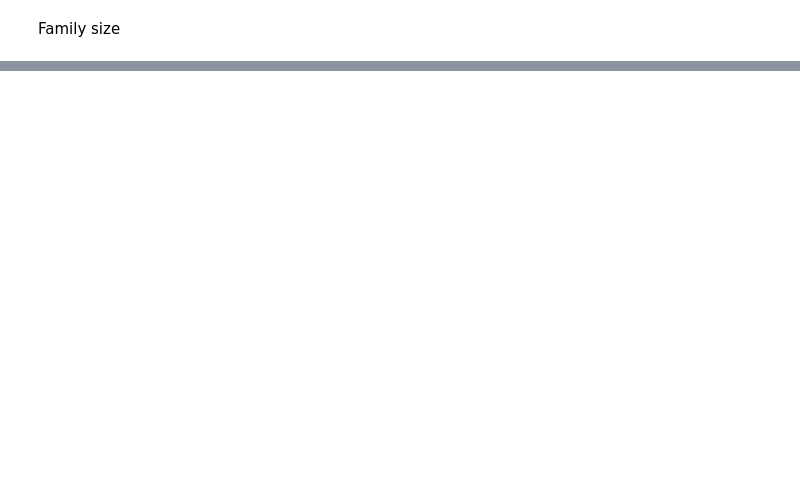
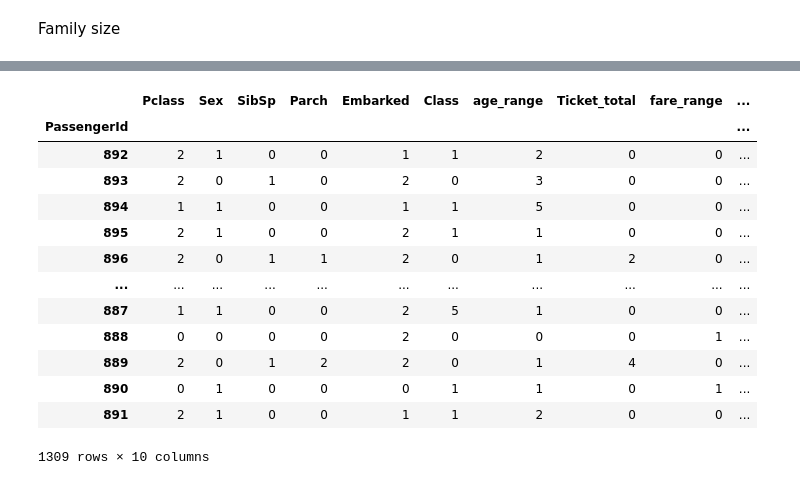
Before and after one commit to Ayuhs29/Titanic-Survival, a Jupyter notebook: Titanic.ipynb, the cells around one changed output, grey strips where cells are left out. Cells and saved outputs as stored; diff of their text form; code cells hidden in the pictures; blank space fills up the shorter version.

```diff
--- a/Titanic.ipynb
+++ b/Titanic.ipynb
@@ -326,0 +352,21 @@ dtype: int64
+# %%
+lebel_enc = combined.copy()
+lebel_enc.drop(['Age','adjusted_Fare'],axis=1,inplace=True)
+lebel_enc=lebel_enc.astype(str)
+lebel_enc=lebel_enc.apply(LabelEncoder().fit_transform)
+lebel_enc
+# %% [output]
+|  | Pclass | Sex | SibSp | Parch | Embarked | Class | age_range | Ticket_total | fare_range | ... |
+| PassengerId |  |  |  |  |  |  |  |  |  | ... |
+| 892 | 2 | 1 | 0 | 0 | 1 | 1 | 2 | 0 | 0 | ... |
+| 893 | 2 | 0 | 1 | 0 | 2 | 0 | 3 | 0 | 0 | ... |
+| 894 | 1 | 1 | 0 | 0 | 1 | 1 | 5 | 0 | 0 | ... |
+| 895 | 2 | 1 | 0 | 0 | 2 | 1 | 1 | 0 | 0 | ... |
+| 896 | 2 | 0 | 1 | 1 | 2 | 0 | 1 | 2 | 0 | ... |
+| ... | ... | ... | ... | ... | ... | ... | ... | ... | ... | ... |
+| 887 | 1 | 1 | 0 | 0 | 2 | 5 | 1 | 0 | 0 | ... |
+| 888 | 0 | 0 | 0 | 0 | 2 | 0 | 0 | 0 | 1 | ... |
+| 889 | 2 | 0 | 1 | 2 | 2 | 0 | 1 | 4 | 0 | ... |
+| 890 | 0 | 1 | 0 | 0 | 0 | 1 | 1 | 0 | 1 | ... |
+| 891 | 2 | 1 | 0 | 0 | 1 | 1 | 2 | 0 | 0 | ... |
+1309 rows × 10 columns
```
Also changed, not shown: parts of 12 cells of this notebook.
